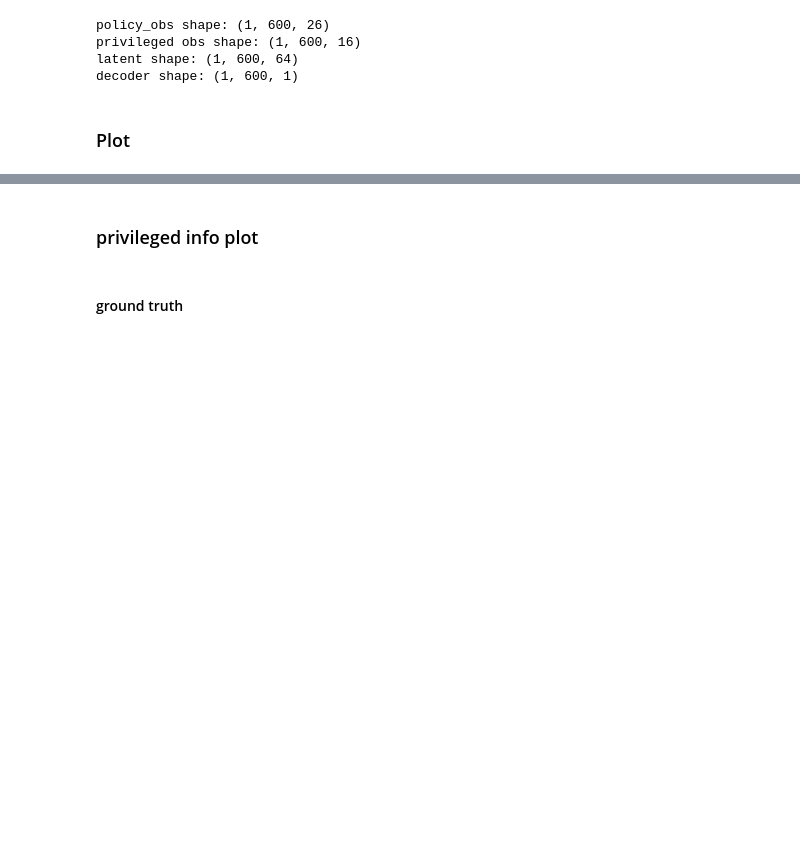
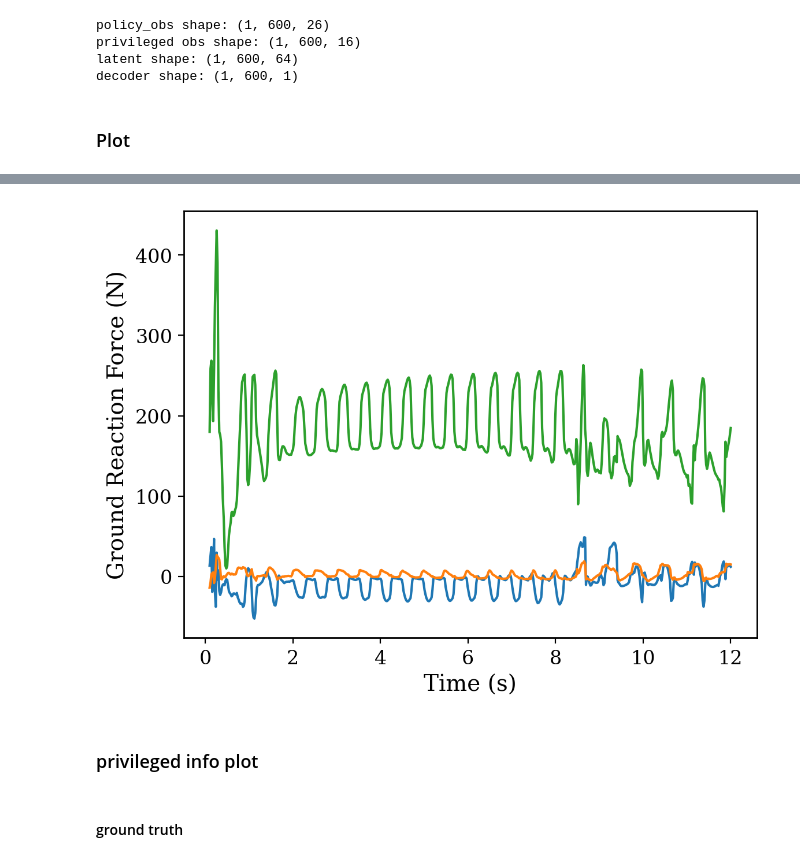
Before and after one commit to andyzong16/Isaaclab_Training, a Jupyter notebook: scripts/reinforcement_learning/rsl_rl/plot.ipynb, the cells around one changed output, grey strips where cells are left out. Cells and saved outputs as stored; diff of their text form; code cells hidden in the pictures; blank space fills up the shorter version.

```diff
--- a/scripts/reinforcement_learning/rsl_rl/plot.ipynb
+++ b/scripts/reinforcement_learning/rsl_rl/plot.ipynb
@@ -174,3 +205,17 @@ decoder shape: (1, 600, 1)
+# %%
+env_id = 0
+plt.plot(t_plot, data["GRF"][env_id, t_range, 3], label="R_x")
+plt.plot(t_plot, data["GRF"][env_id, t_range, 4], label="R_y")
+plt.plot(t_plot, data["GRF"][env_id, t_range, 5], label="R_z")
+
+plt.xlabel("Time (s)")
+plt.ylabel("Ground Reaction Force (N)")
+
+plt.savefig("2d_rft_right_grf.pdf")
+# plt.savefig("3d_rft_right_grf.pdf")
+plt.show()
+# %% [output]
+[figure, added]
 # %% [markdown]
 ### privileged info plot
 # %% [markdown]
```
Also changed, not shown: parts of 5 cells of this notebook, 14 other files.
